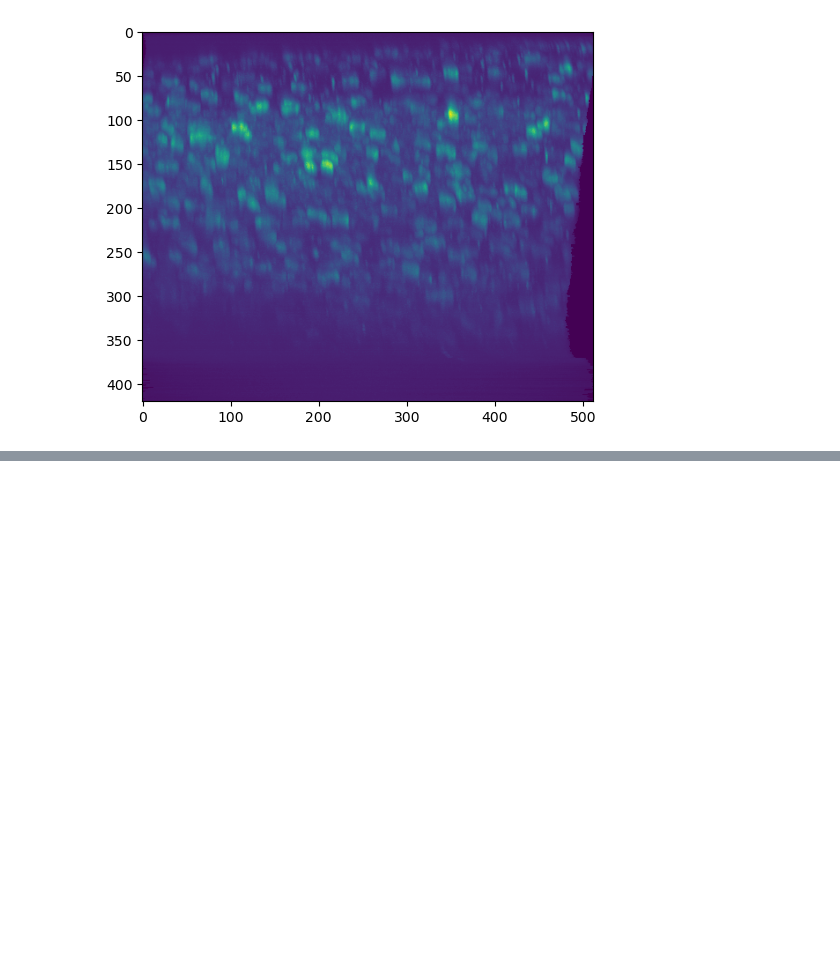
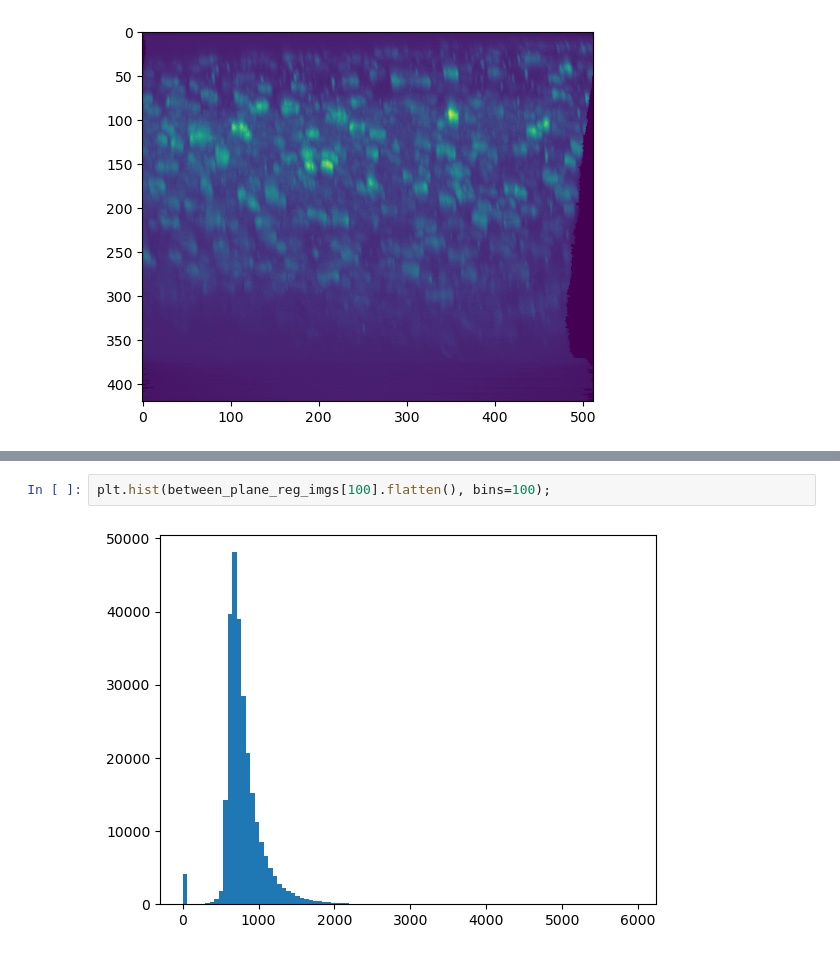
Before and after one commit to AllenNeuralDynamics/lamf_analysis_lims, a Jupyter notebook: qc/2p_data/240209_zstack_reg_dev.ipynb, the cells around one changed output, grey strips where cells are left out. Saved outputs shown, nothing was run; the diff lists cells and outputs as text; blank space fills up the shorter version.

```diff
--- a/qc/2p_data/240209_zstack_reg_dev.ipynb
+++ b/qc/2p_data/240209_zstack_reg_dev.ipynb
@@ -333,0 +347,4 @@ plt.imshow(np.max(between_plane_reg_imgs, axis=1))
+# %%
+plt.hist(between_plane_reg_imgs[100].flatten(), bins=100);
+# %% [output]
+[figure, added]
```
Also changed, not shown: parts of 10 cells of this notebook, 1 other file.
